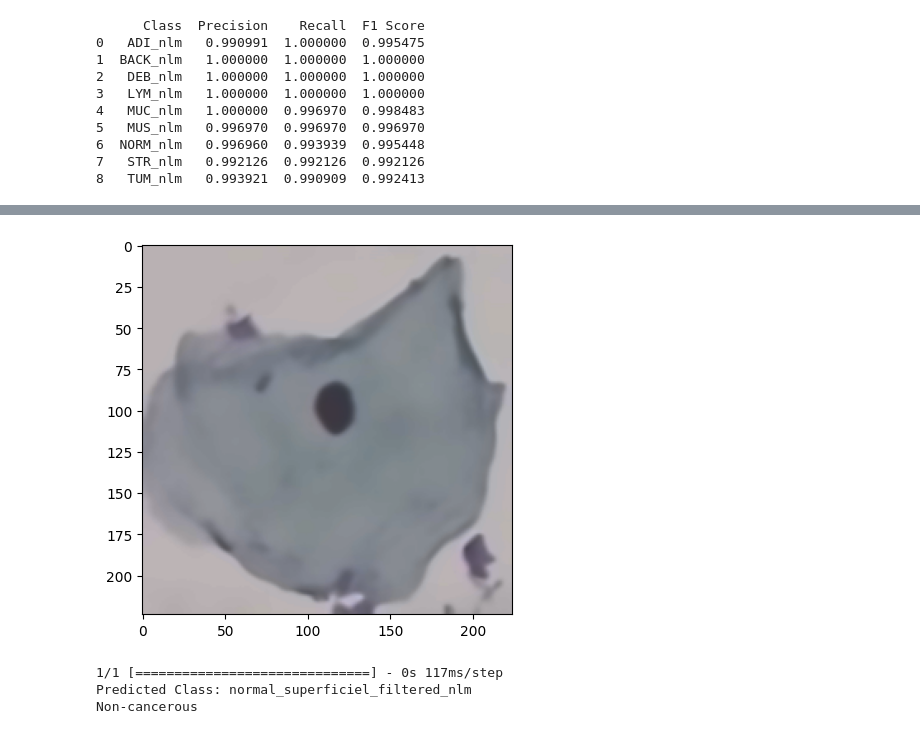
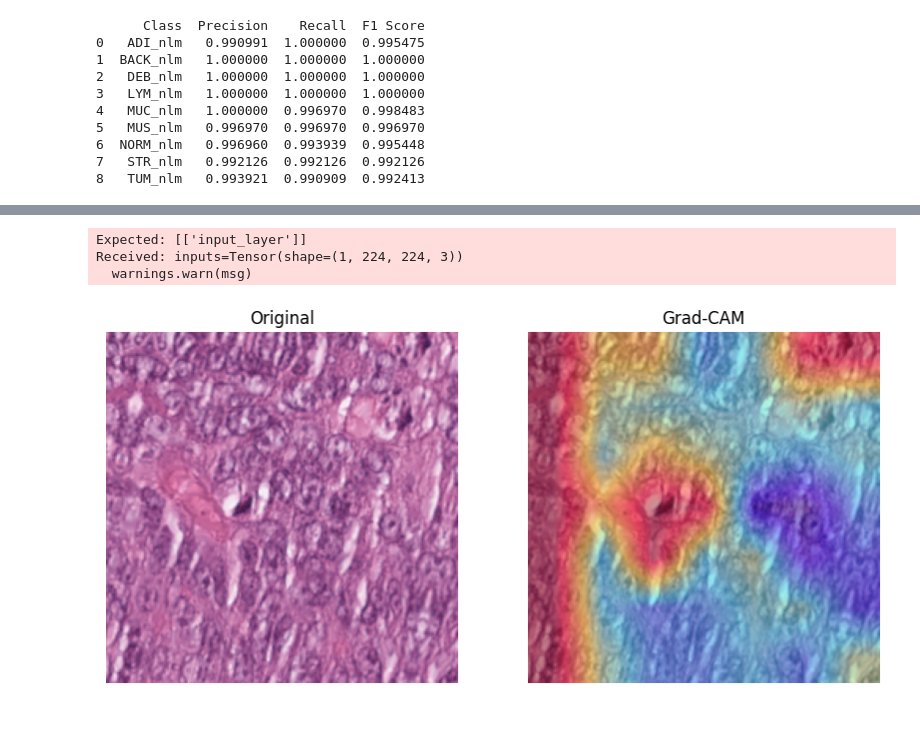
Before and after one commit to Aditya1Jhaveri/Colorectal-Cancer-Tissue-Classification, a Jupyter notebook: ResNet101_Model.ipynb, the cells around one changed output, grey strips where cells are left out. Cells and saved outputs as stored; diff of their text form; code cells hidden in the pictures.

```diff
--- a/ResNet101_Model.ipynb
+++ b/ResNet101_Model.ipynb
@@ -567,67 +526,0 @@ Non-cancerous
-# %%
-import tensorflow as tf
-import cv2
-import numpy as np
-import matplotlib.pyplot as plt
-
-# Define the NLM filter function
-def nlm_filter(image):
-    filtered_image = cv2.fastNlMeansDenoisingColored(image, None, 10, 10, 7, 21)  # Adjust parameters as needed
-    return filtered_image
-
-
-# Define the determine_cancerous function
-def determine_cancerous(class_name):
-    cancerous_classes = {
-        'carcinoma_in_situ_filtered_nlm': True,
-        'light_dysplastic_filtered_nlm': True,
-        'moderate_dysplastic_filtered_nlm': True,
-        'normal_columnar_filtered_nlm': False,
-        'normal_intermediate_filtered_nlm': False,
-        'normal_superficiel_filtered_nlm': False,
-        'severe_dysplastic_filtered_nlm': True,
-    }
-    return cancerous_classes.get(class_name, None)
-
-# Load and preprocess a sample image
-image_path = '/content/cervix-cancer-Deep-learning/Herlev Dataset resized/test/normal_superficiel/157222737-157222750-002 - Copy (2).BMP'  # Replace with the actual path to your image
-img = cv2.imread(image_path)
-img_rgb = cv2.cvtColor(img, cv2.COLOR_BGR2RGB)  # Convert to RGB
-
-
-filtered_image = nlm_filter(img_rgb)
-
-# Display the filtered image
-plt.imshow(filtered_image)
-# plt.title('Filtered Image')
-plt.show()
-
-# Rescale and expand dimensions
-img_array = np.expand_dims(filtered_image / 255., axis=0)
-
-# Make a prediction
-prediction = new_model.predict(img_array)
-
-# Convert the prediction to class name
-class_index = np.argmax(prediction)
-class_name = list(test_generator.class_indices.keys())[class_index]
-
-# Print the predicted class name
-print(f'Predicted Class: {class_name}')
-
-# Determine if it's cancerous or not
-is_cancerous = determine_cancerous(class_name)
-
-# Print whether it's cancerous or not
-if is_cancerous is not None:
-    if is_cancerous:
-        print('Cancerous')
-    else:
-        print('Non-cancerous')
-else:
-    print('Class not found in dictionary')
-# %% [output]
-[figure, removed]
-1/1 [==============================] - 0s 117ms/step
-Predicted Class: normal_superficiel_filtered_nlm
-Non-cancerous
@@ -633,0 +591,9 @@ Non-cancerous
+# %%
+img_path = "/content/Colorectal-Cancer-Tissue-Classification/CRC_NEW_DATASET/test/TUM_nlm/TUM-TCGA-ADFSWFVW_aug_1.png"
+
+display_gradcam(img_path)
+# %% [output]
+Expected: [['input_layer']]
+Received: inputs=Tensor(shape=(1, 224, 224, 3))
+  warnings.warn(msg)
+[figure, added]
```
Also changed, not shown: parts of 8 cells of this notebook.
